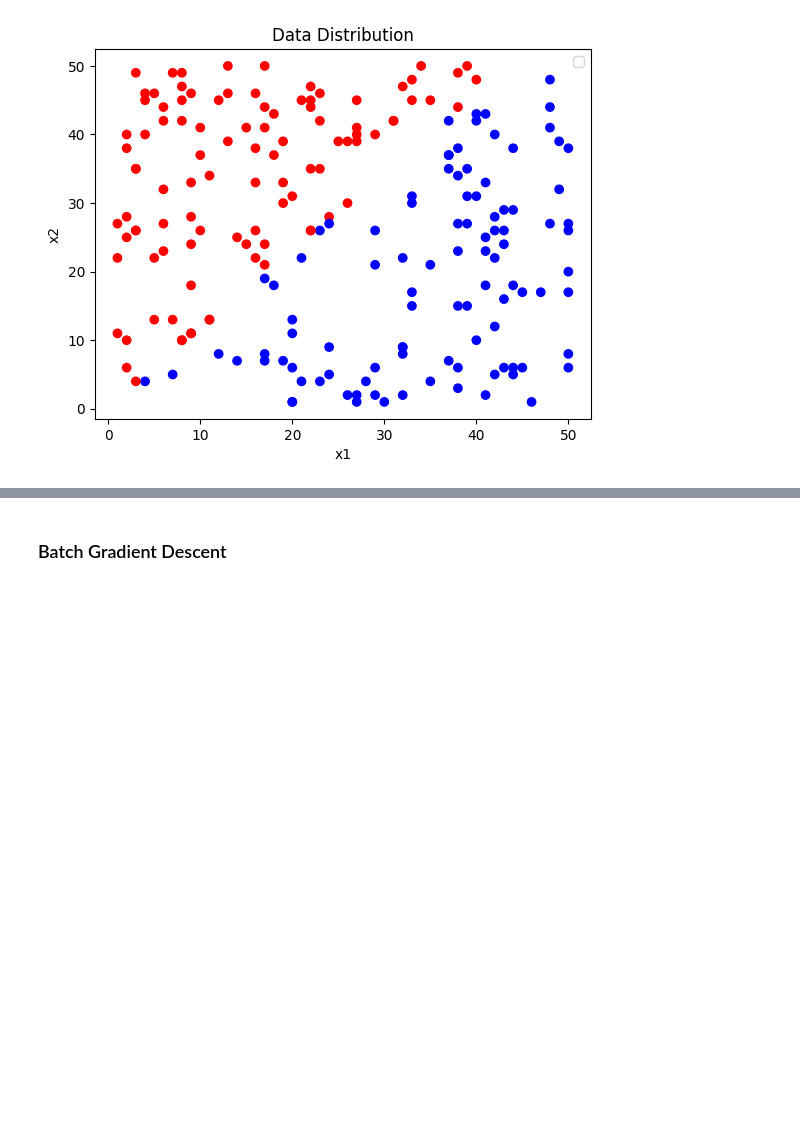
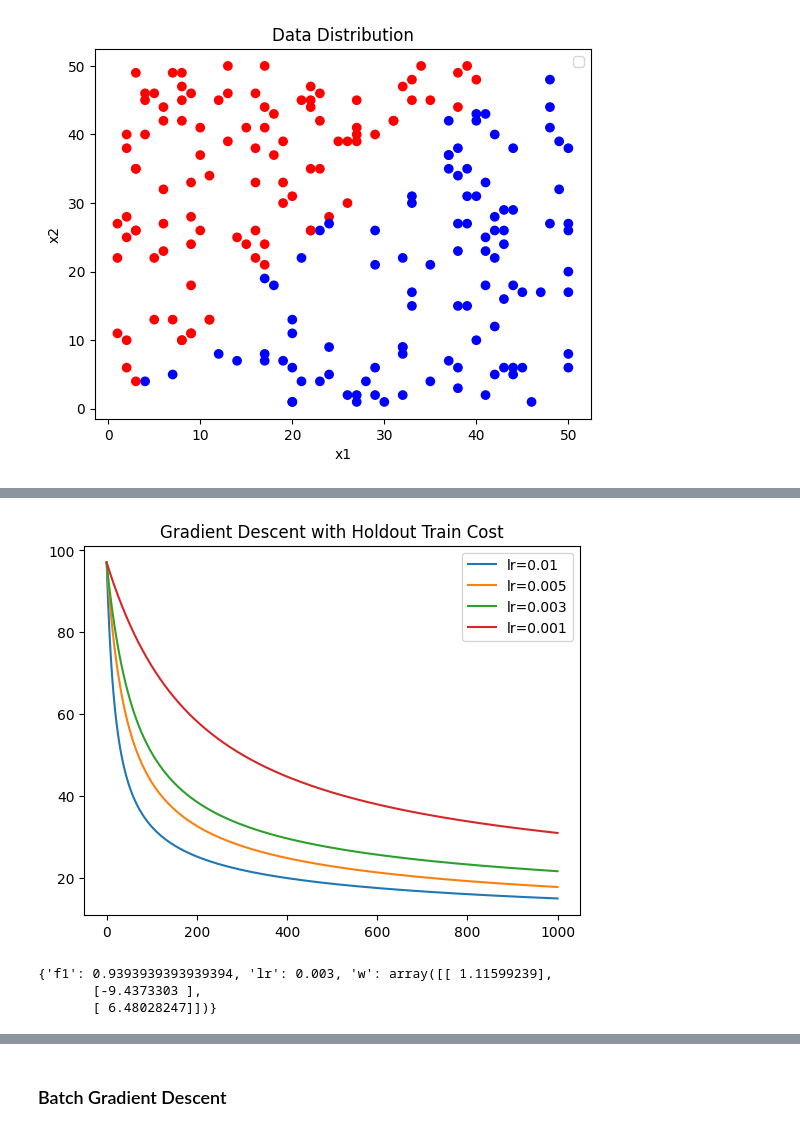
Before and after one commit to AbinashChetia/log_reg_ac, a Jupyter notebook: eg_logReg.ipynb, the cells around one changed output, grey strips where cells are left out. Saved outputs shown, nothing was run; the diff lists cells and outputs as text; code cells hidden in the pictures; blank space fills up the shorter version.

```diff
--- a/eg_logReg.ipynb
+++ b/eg_logReg.ipynb
@@ -37,3 +38,9 @@ No artists with labels found to put in legend.  Note that artists whose label st
 train_x, train_y, test_x, test_y = utilsAC.splitTrainTest(data_x, data_y, 0.8)
 train_x, train_min, train_max = utilsAC.normMinMax(train_x, mode='train')
 test_x = utilsAC.normMinMax(test_x, mode='test', train_min=train_min, train_max=train_max)
+# %%
+lrs = [0.01, 0.005, 0.003, 0.001]
+colors = ['r', 'g', 'b', 'c', 'm', 'y', 'violet', 'purple']
+# %%
+hld_cv = crossValdAC.CrossVald(option='holdout')
+gd_hld_train_costs, gd_hld_opt_model = hld_cv.fit(data_x, data_y, lr=lrs, max_iter=1000, iter_step=100, eps=1e-5)
@@ -39,0 +65,16 @@ test_x = utilsAC.normMinMax(test_x, mode='test', train_min=train_min, train_max=
+# %%
+fig = plt.figure()
+for i in range(len(gd_hld_train_costs)):
+    plt.plot(gd_hld_train_costs[i], label=f'lr={lrs[i]}')
+plt.legend()
+plt.title('Gradient Descent with Holdout Train Cost')
+plt.show()
+fig.savefig('plots/gd_hld.png')
+# %% [output]
+[figure, added]
+# %%
+print(gd_hld_opt_model)
+# %% [output]
+{'f1': 0.9393939393939394, 'lr': 0.003, 'w': array([[ 1.11599239],
+       [-9.4373303 ],
+       [ 6.48028247]])}
```
Also changed, not shown: parts of 17 cells of this notebook, 10 other files.
